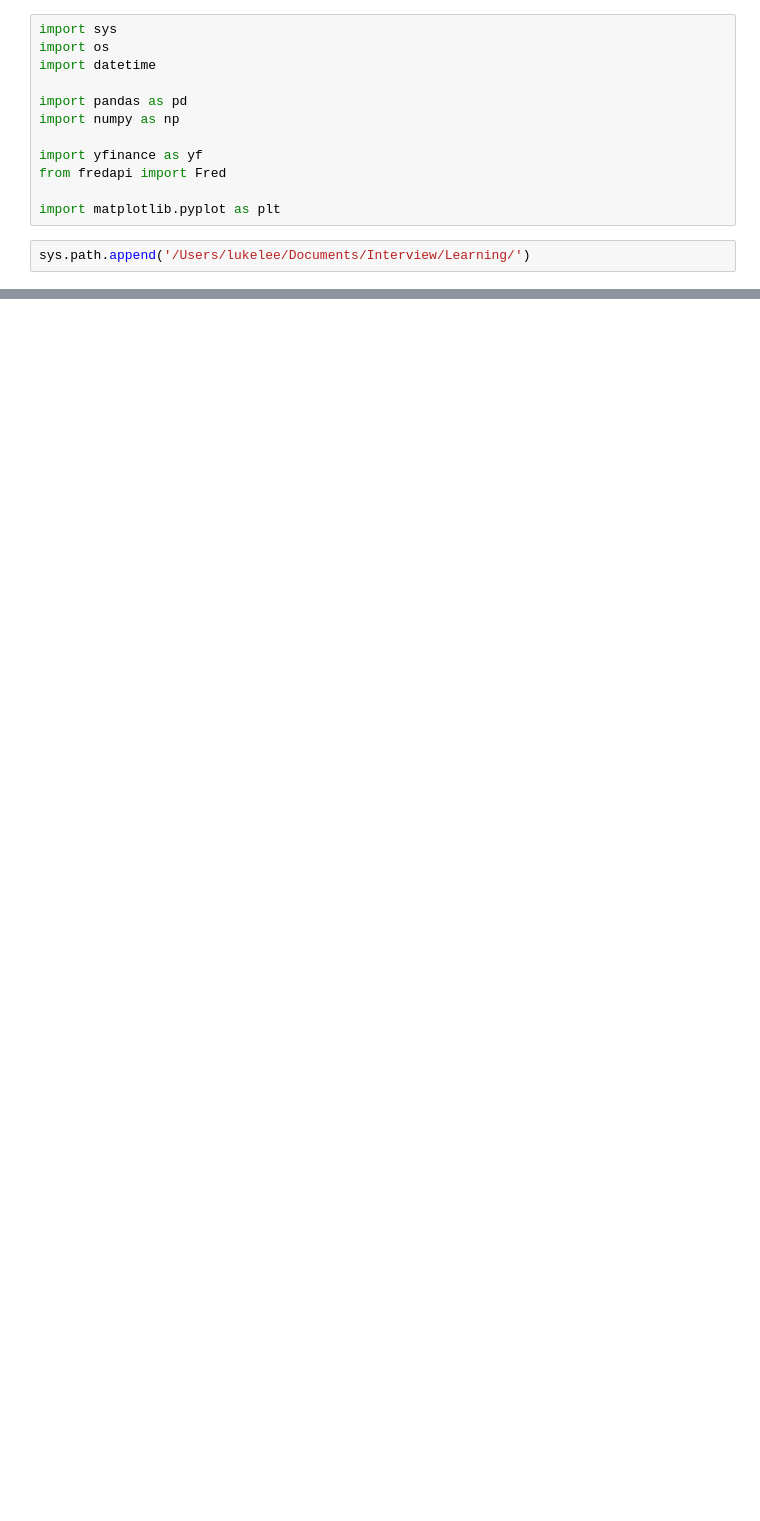
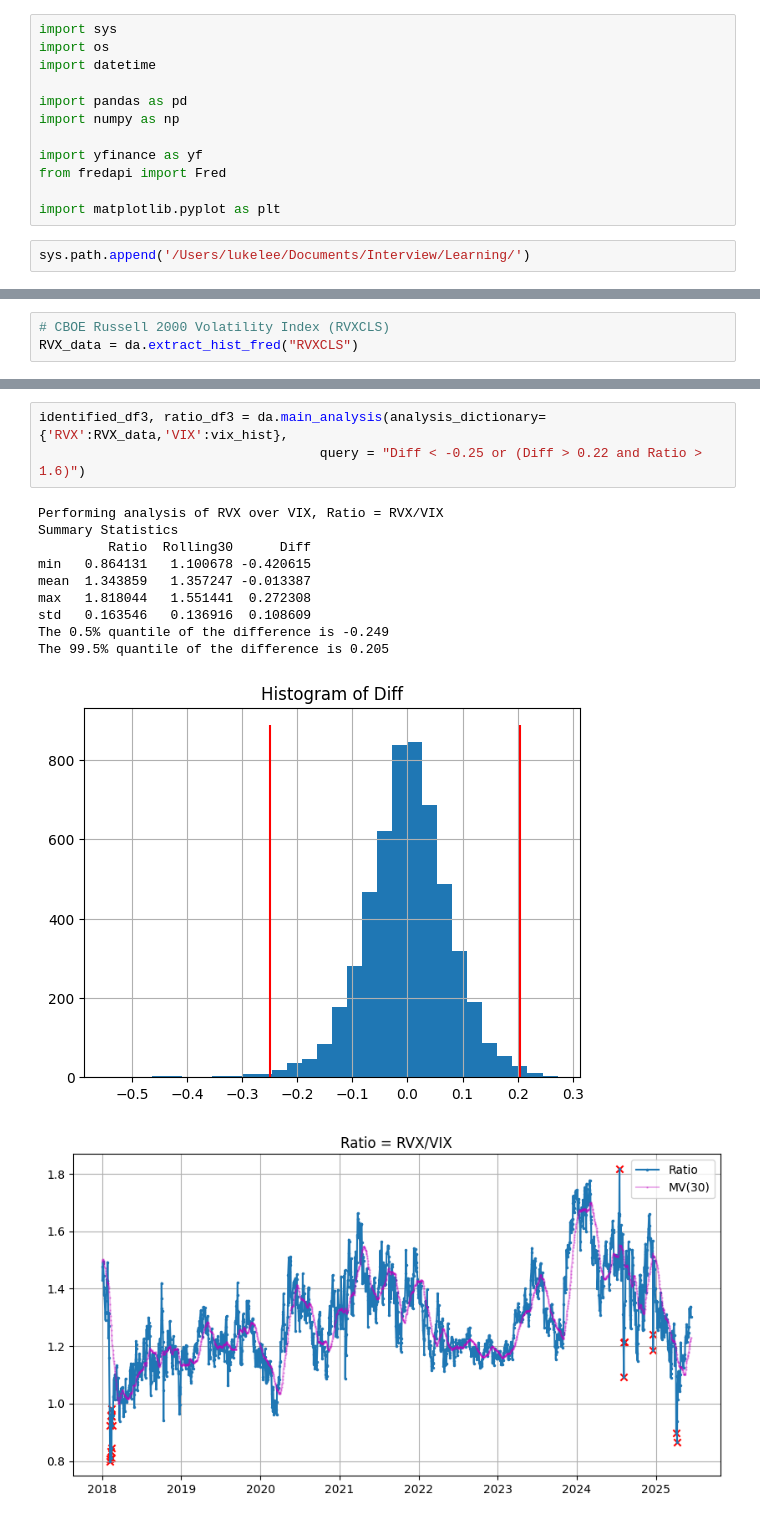
Before and after one commit to always-keep-trying/options_trading, a Jupyter notebook: code/Finding_an_Edge.ipynb, the cells around one changed output, grey strips where cells are left out. Cells and saved outputs as stored; diff of their text form; blank space fills up the shorter version.

```diff
--- a/code/Finding_an_Edge.ipynb
+++ b/code/Finding_an_Edge.ipynb
@@ -307,0 +179,3 @@ VXNCLS_data = pd.DataFrame(fred.get_series("VXNCLS"),columns=['Close'])
+# %%
+# CBOE Russell 2000 Volatility Index (RVXCLS)
+RVX_data = da.extract_hist_fred("RVXCLS")
@@ -307,0 +201,15 @@ VXNCLS_data = pd.DataFrame(fred.get_series("VXNCLS"),columns=['Close'])
+# %%
+identified_df3, ratio_df3 = da.main_analysis(analysis_dictionary={'RVX':RVX_data,'VIX':vix_hist},
+                                    query = "Diff < -0.25 or (Diff > 0.22 and Ratio > 1.6)")
+# %% [output]
+Performing analysis of RVX over VIX, Ratio = RVX/VIX
+Summary Statistics
+         Ratio  Rolling30      Diff
+min   0.864131   1.100678 -0.420615
+mean  1.343859   1.357247 -0.013387
+max   1.818044   1.551441  0.272308
+std   0.163546   0.136916  0.108609
+The 0.5% quantile of the difference is -0.249
+The 99.5% quantile of the difference is 0.205
+[figure, added]
+[figure, added]
```
Also changed, not shown: parts of 51 cells of this notebook.
